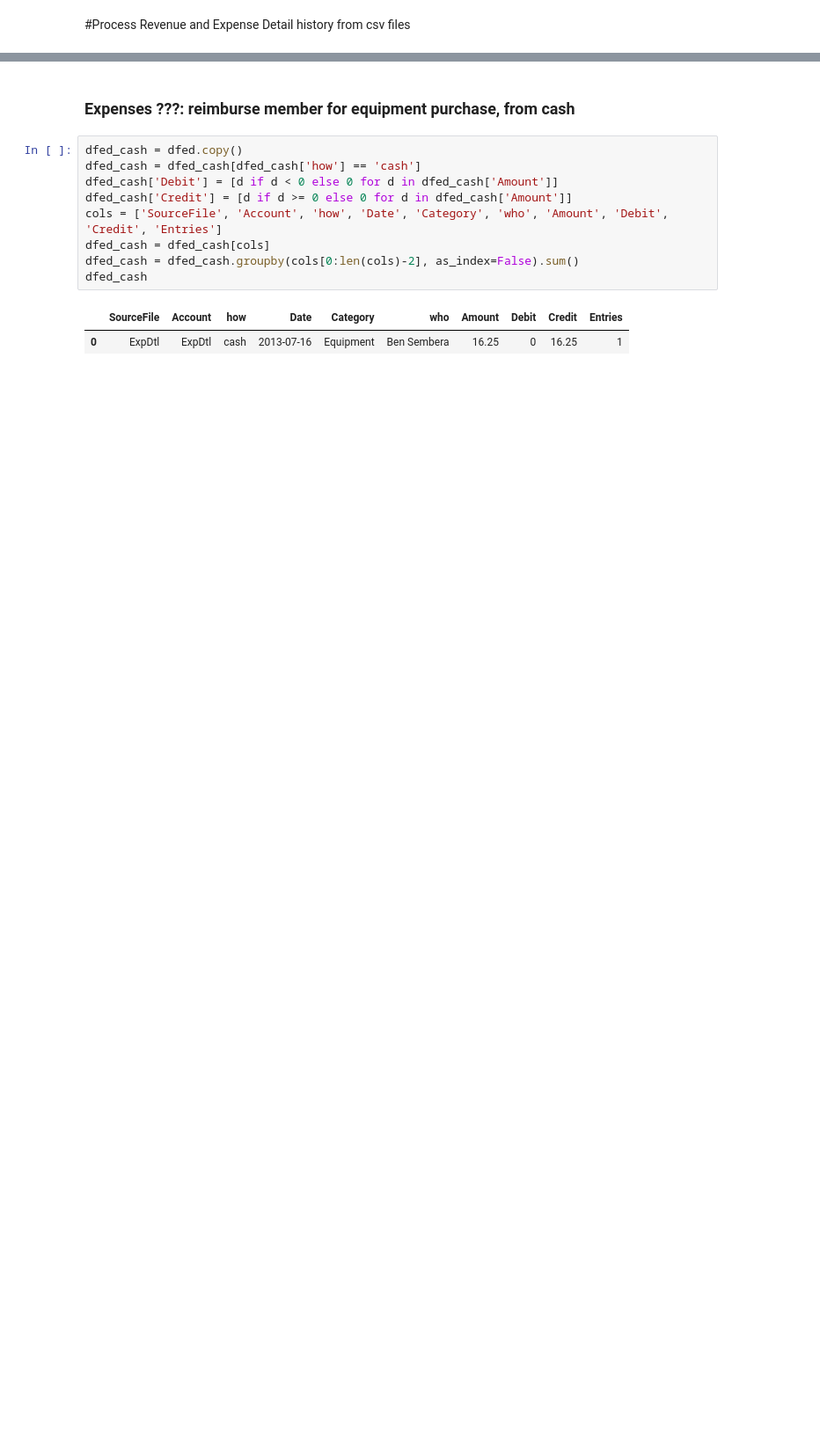
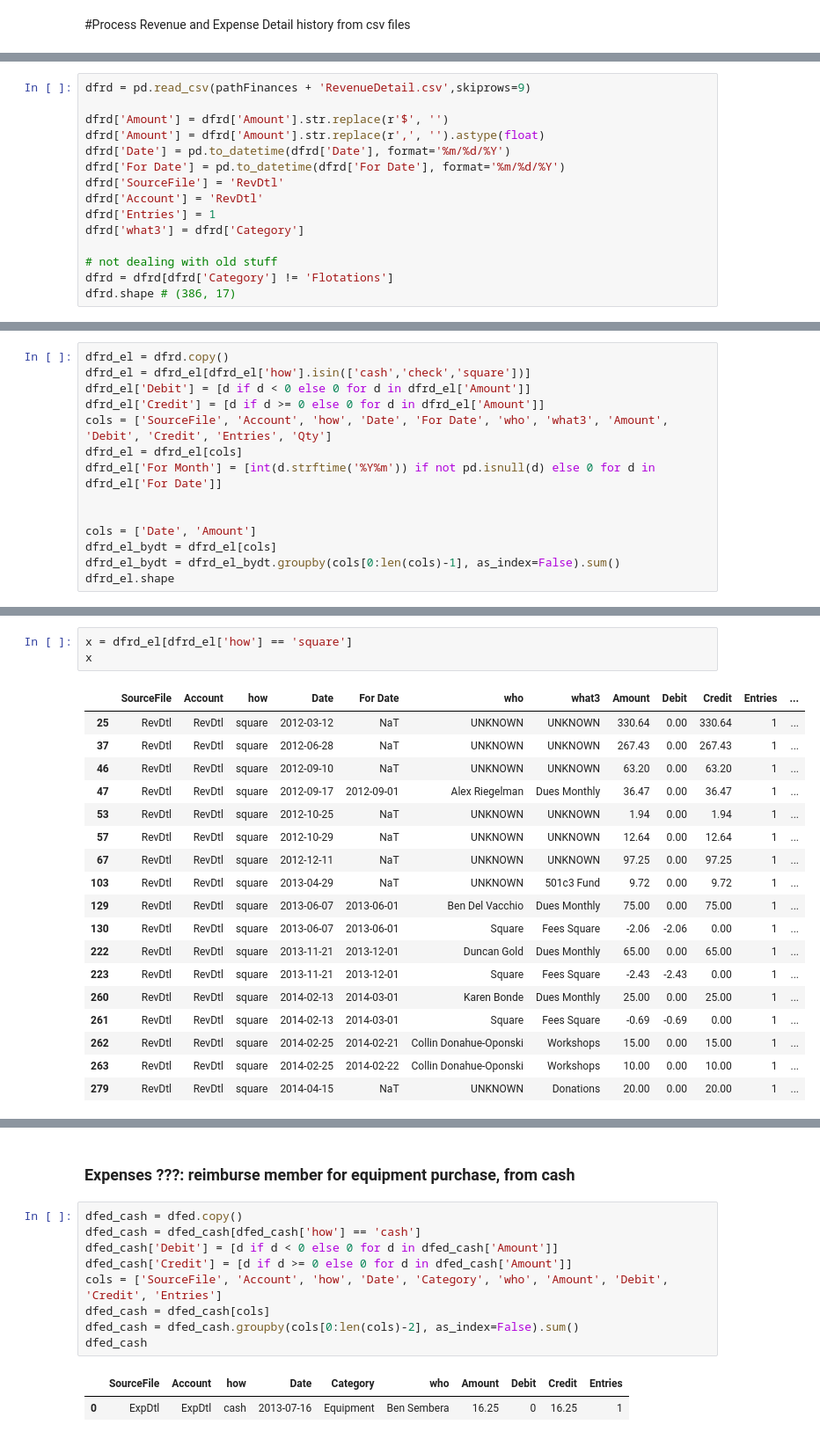
Before and after one commit to lizbaumann/SSD_database, a Jupyter notebook: SSDdb_RevExpDtl.ipynb, the cells around one changed output, grey strips where cells are left out. Shown at 88% size. Drawn from its saved outputs; the diff is of its cells as text; blank space fills up the shorter version.

```diff
--- a/SSDdb_RevExpDtl.ipynb
+++ b/SSDdb_RevExpDtl.ipynb
@@ -157,0 +16,15 @@ dfed_pp1
+# %%
+dfrd = pd.read_csv(pathFinances + 'RevenueDetail.csv',skiprows=9)
+
+dfrd['Amount'] = dfrd['Amount'].str.replace(r'$', '')
+dfrd['Amount'] = dfrd['Amount'].str.replace(r',', '').astype(float)
+dfrd['Date'] = pd.to_datetime(dfrd['Date'], format='%m/%d/%Y')
+dfrd['For Date'] = pd.to_datetime(dfrd['For Date'], format='%m/%d/%Y')
+dfrd['SourceFile'] = 'RevDtl'
+dfrd['Account'] = 'RevDtl'
+dfrd['Entries'] = 1
+dfrd['what3'] = dfrd['Category']
+
+# not dealing with old stuff
+dfrd = dfrd[dfrd['Category'] != 'Flotations']
+dfrd.shape # (386, 17)
@@ -157,0 +60,14 @@ dfed_pp1
+# %%
+dfrd_el = dfrd.copy()
+dfrd_el = dfrd_el[dfrd_el['how'].isin(['cash','check','square'])]
+dfrd_el['Debit'] = [d if d < 0 else 0 for d in dfrd_el['Amount']]
+dfrd_el['Credit'] = [d if d >= 0 else 0 for d in dfrd_el['Amount']]
+cols = ['SourceFile', 'Account', 'how', 'Date', 'For Date', 'who', 'what3', 'Amount', 'Debit', 'Credit', 'Entries', 'Qty']
+dfrd_el = dfrd_el[cols]
+dfrd_el['For Month'] = [int(d.strftime('%Y%m')) if not pd.isnull(d) else 0 for d in dfrd_el['For Date']]
+
+
+cols = ['Date', 'Amount']
+dfrd_el_bydt = dfrd_el[cols]
+dfrd_el_bydt = dfrd_el_bydt.groupby(cols[0:len(cols)-1], as_index=False).sum()
+dfrd_el.shape
@@ -157,0 +85,22 @@ dfed_pp1
+# %%
+x = dfrd_el[dfrd_el['how'] == 'square']
+x
+# %% [output]
+|  | SourceFile | Account | how | Date | For Date | who | what3 | Amount | Debit | Credit | Entries | ... |
+| 25 | RevDtl | RevDtl | square | 2012-03-12 | NaT | UNKNOWN | UNKNOWN | 330.64 | 0.00 | 330.64 | 1 | ... |
+| 37 | RevDtl | RevDtl | square | 2012-06-28 | NaT | UNKNOWN | UNKNOWN | 267.43 | 0.00 | 267.43 | 1 | ... |
+| 46 | RevDtl | RevDtl | square | 2012-09-10 | NaT | UNKNOWN | UNKNOWN | 63.20 | 0.00 | 63.20 | 1 | ... |
+| 47 | RevDtl | RevDtl | square | 2012-09-17 | 2012-09-01 | Alex Riegelman | Dues Monthly | 36.47 | 0.00 | 36.47 | 1 | ... |
+| 53 | RevDtl | RevDtl | square | 2012-10-25 | NaT | UNKNOWN | UNKNOWN | 1.94 | 0.00 | 1.94 | 1 | ... |
+| 57 | RevDtl | RevDtl | square | 2012-10-29 | NaT | UNKNOWN | UNKNOWN | 12.64 | 0.00 | 12.64 | 1 | ... |
+| 67 | RevDtl | RevDtl | square | 2012-12-11 | NaT | UNKNOWN | UNKNOWN | 97.25 | 0.00 | 97.25 | 1 | ... |
+| 103 | RevDtl | RevDtl | square | 2013-04-29 | NaT | UNKNOWN | 501c3 Fund | 9.72 | 0.00 | 9.72 | 1 | ... |
+| 129 | RevDtl | RevDtl | square | 2013-06-07 | 2013-06-01 | Ben Del Vacchio | Dues Monthly | 75.00 | 0.00 | 75.00 | 1 | ... |
+| 130 | RevDtl | RevDtl | square | 2013-06-07 | 2013-06-01 | Square | Fees Square | -2.06 | -2.06 | 0.00 | 1 | ... |
+| 222 | RevDtl | RevDtl | square | 2013-11-21 | 2013-12-01 | Duncan Gold | Dues Monthly | 65.00 | 0.00 | 65.00 | 1 | ... |
+| 223 | RevDtl | RevDtl | square | 2013-11-21 | 2013-12-01 | Square | Fees Square | -2.43 | -2.43 | 0.00 | 1 | ... |
+| 260 | RevDtl | RevDtl | square | 2014-02-13 | 2014-03-01 | Karen Bonde | Dues Monthly | 25.00 | 0.00 | 25.00 | 1 | ... |
+| 261 | RevDtl | RevDtl | square | 2014-02-13 | 2014-03-01 | Square | Fees Square | -0.69 | -0.69 | 0.00 | 1 | ... |
+| 262 | RevDtl | RevDtl | square | 2014-02-25 | 2014-02-21 | Collin Donahue-Oponski | Workshops | 15.00 | 0.00 | 15.00 | 1 | ... |
+| 263 | RevDtl | RevDtl | square | 2014-02-25 | 2014-02-22 | Collin Donahue-Oponski | Workshops | 10.00 | 0.00 | 10.00 | 1 | ... |
+| 279 | RevDtl | RevDtl | square | 2014-04-15 | NaT | UNKNOWN | Donations | 20.00 | 0.00 | 20.00 | 1 | ... |
```
Also changed, not shown: parts of 49 cells of this notebook, 3 other files.
